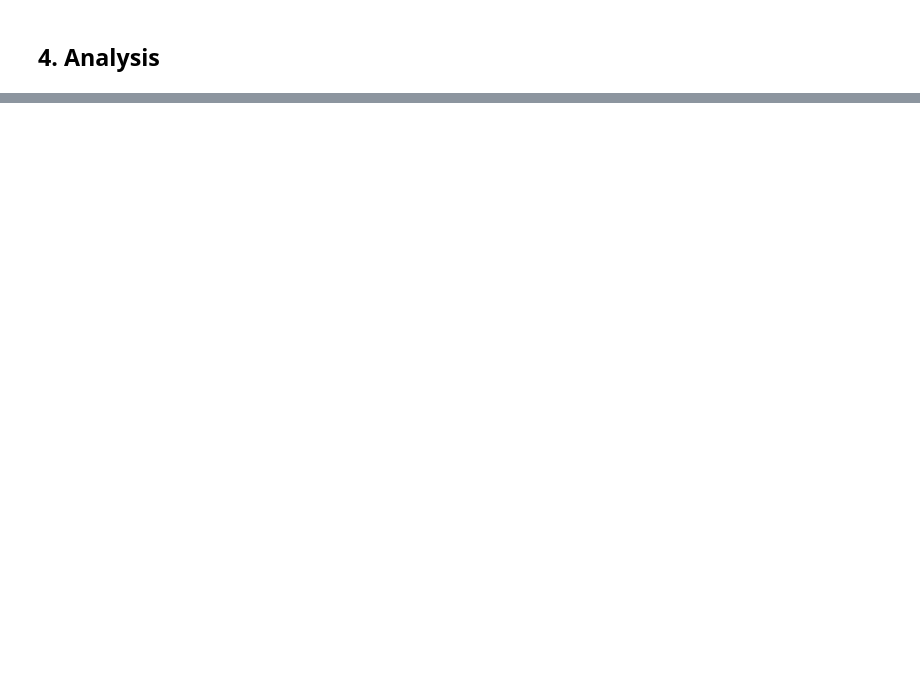
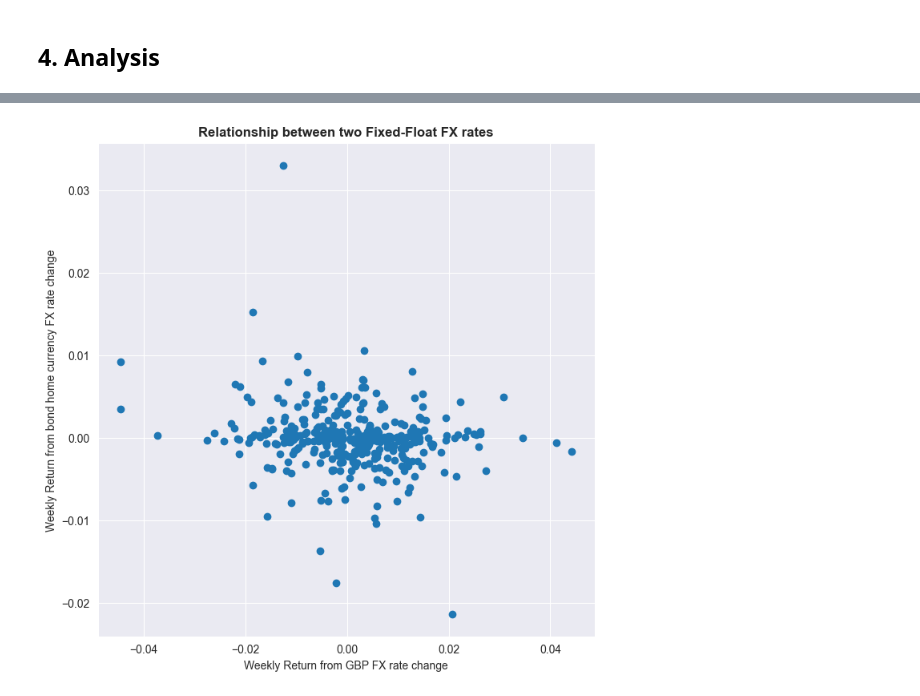
Before and after one commit to kwhyun97/FINM-33150-W23, a Jupyter notebook: Homework/Homework 5/Kiwan_Hyun_12125881_HW5.ipynb, the cells around one changed output, grey strips where cells are left out. Saved outputs shown, nothing was run; the diff lists cells and outputs as text; code cells hidden in the pictures; blank space fills up the shorter version.

```diff
--- a/Homework/Homework 5/Kiwan_Hyun_12125881_HW5.ipynb
+++ b/Homework/Homework 5/Kiwan_Hyun_12125881_HW5.ipynb
@@ -199,0 +375,16 @@ GBP_PHP = FX_Fixed_Float_Carry(UK_OIS, GBP_FX, PHL_YC, PHP_FX,
+# %%
+# set figure window
+fig = plt.figure(figsize=(8,8))
+# set axis
+ax  = fig.add_subplot(111)
+# time-series plot
+ax.scatter(exposures1['FX Carry Exposure (Fixed) [USD]'], exposures1['FX Carry Exposure (Float) [USD]'])
+# x axis labels
+ax.set_xlabel('Weekly Return from GBP FX rate change', fontsize=10)
+# y axis labels
+ax.set_ylabel('Weekly Return from bond home currency FX rate change', fontsize=10)
+# title
+ax.set_title('Relationship between two Fixed-Float FX rates', fontsize=12, fontweight = "bold")
+None
+# %% [output]
+[figure, added]
```
Also changed, not shown: parts of 47 cells of this notebook.
